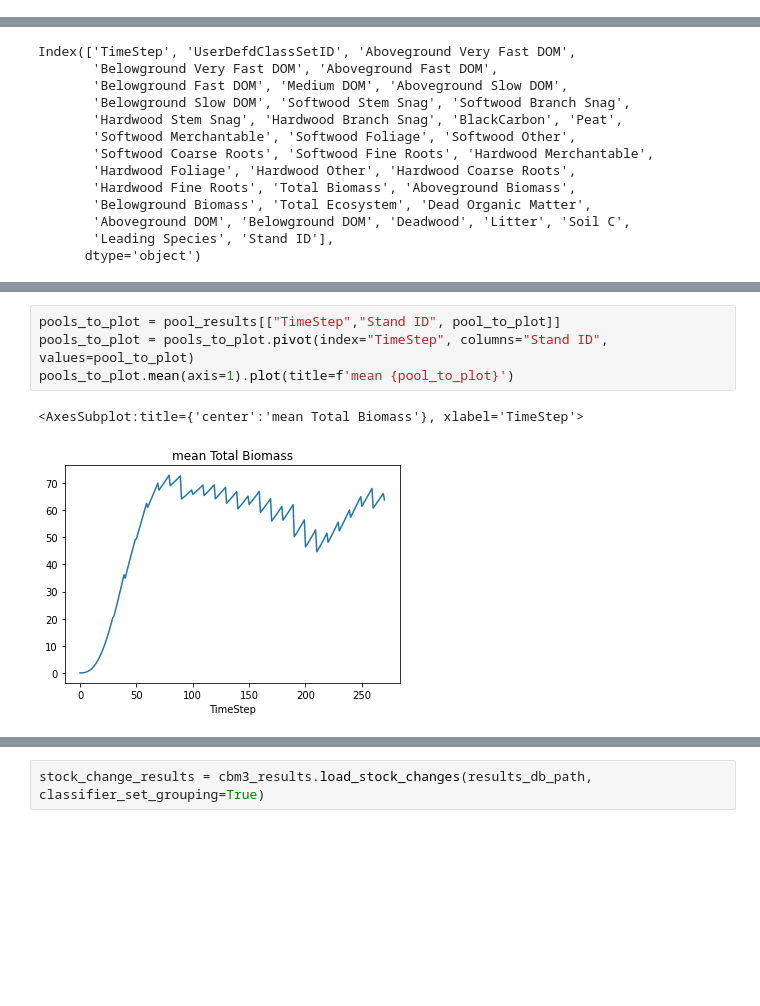
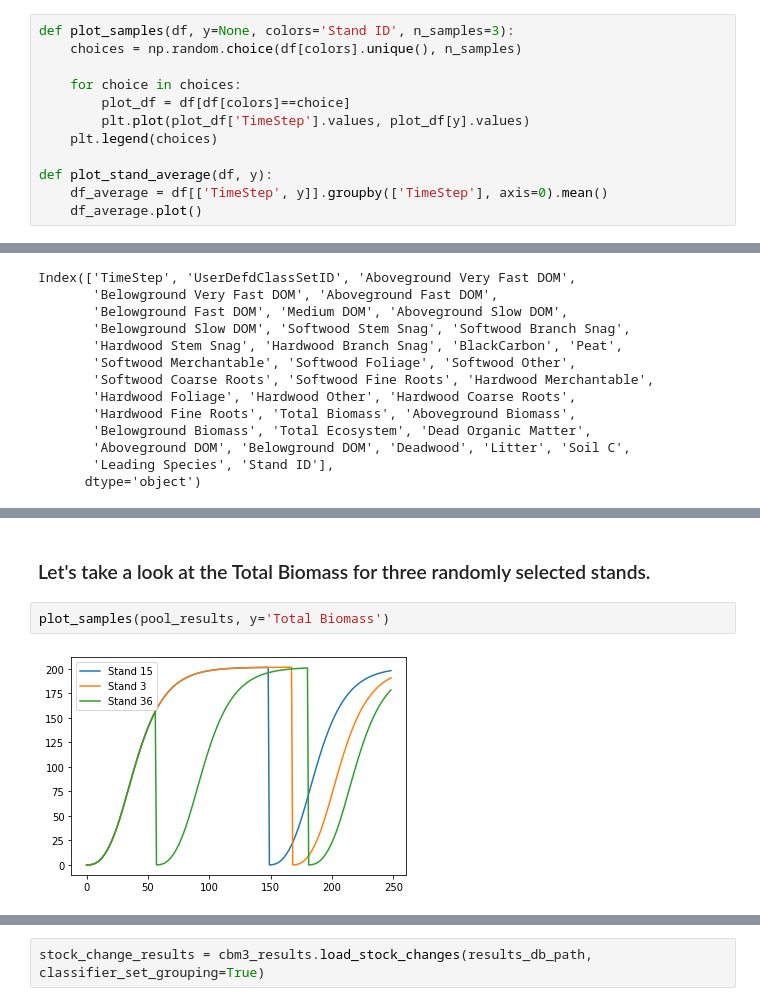
Before and after one commit to BlaneG/cbm3_examples, a Jupyter notebook: softwood-stochastic-disturbance-example.ipynb, the cells around one changed output, grey strips where cells are left out. Drawn from its saved outputs; the diff is of its cells as text; blank space fills up the shorter version.

```diff
--- a/softwood-stochastic-disturbance-example.ipynb
+++ b/softwood-stochastic-disturbance-example.ipynb
@@ -214,2 +206,14 @@ simulation time: 3.7981690565745034 minutes
 # %% [markdown]
 ## Viewing results from the simulation
+# %%
+def plot_samples(df, y=None, colors='Stand ID', n_samples=3):
+    choices = np.random.choice(df[colors].unique(), n_samples)
+
+    for choice in choices:
+        plot_df = df[df[colors]==choice]
+        plt.plot(plot_df['TimeStep'].values, plot_df[y].values)
+    plt.legend(choices)
+
+def plot_stand_average(df, y):
+    df_average = df[['TimeStep', y]].groupby(['TimeStep'], axis=0).mean()
+    df_average.plot()
@@ -243,7 +241,6 @@ pool_results[["TimeStep","Stand ID", pool_to_plot]] \
-# %%
-pools_to_plot = pool_results[["TimeStep","Stand ID", pool_to_plot]]
-pools_to_plot = pools_to_plot.pivot(index="TimeStep", columns="Stand ID", values=pool_to_plot)
-pools_to_plot.mean(axis=1).plot(title=f'mean {pool_to_plot}')
-# %% [output]
-<AxesSubplot:title={'center':'mean Total Biomass'}, xlabel='TimeStep'>
-[figure, removed]
+# %% [markdown]
+### Let's take a look at the Total Biomass for three randomly selected stands.
+# %%
+plot_samples(pool_results, y='Total Biomass')
+# %% [output]
+[figure, added]
```
Also changed, not shown: parts of 26 cells of this notebook, 2 other files.
